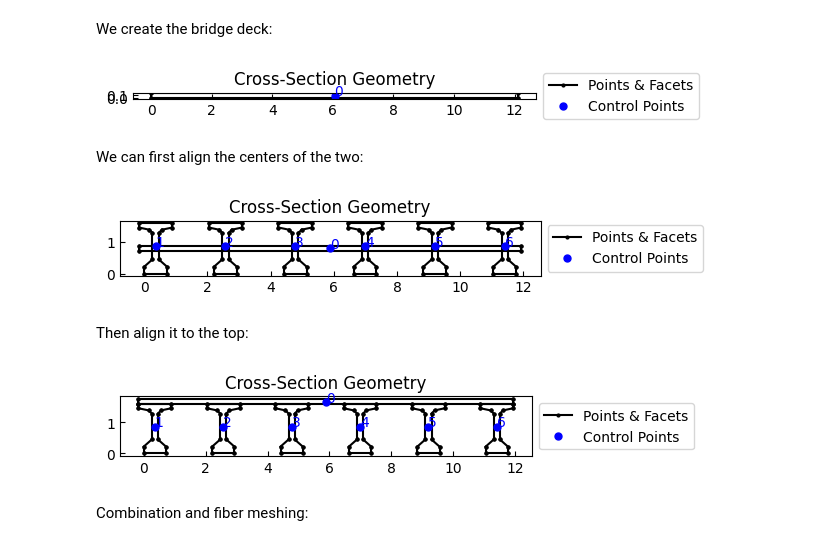
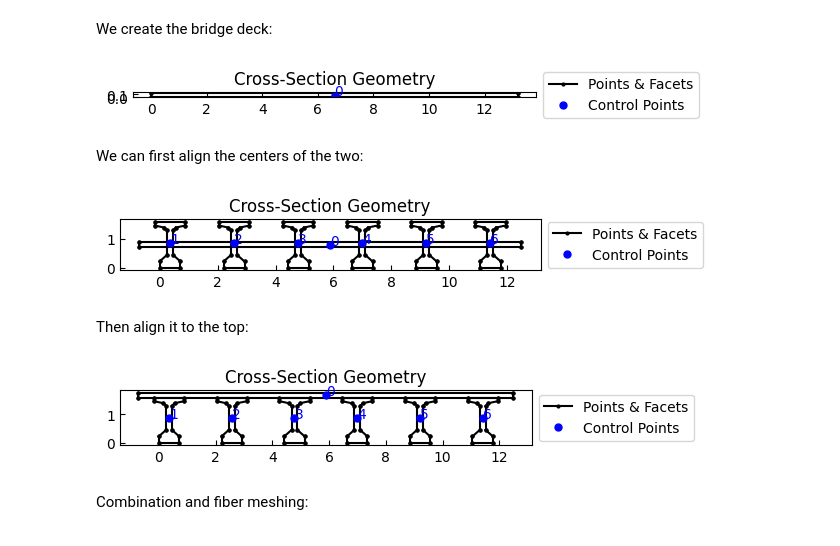
Before and after one commit to yexiang1992/opstool, a Jupyter notebook: docs/examples/section.mesh/bridge_deck.ipynb, the cells around one changed output. Drawn from its saved outputs; the diff is of its cells as text; code cells hidden in the pictures.

```diff
--- a/docs/examples/section.mesh/bridge_deck.ipynb
+++ b/docs/examples/section.mesh/bridge_deck.ipynb
@@ -54,13 +54,13 @@ plt.show()
 # %% [markdown]
 We create the bridge deck:
 # %%
-points = [(0, 0), (12.11, 0), (12.11, 0.165), (0, 0.165)]
+points = [(0, 0), (13.2, 0), (13.2, 0.165), (0, 0.165)]
 deck = opst.pre.section.create_polygon_patch(outline=points)
 
 deck.plot_geometry()
 plt.show()
 # %% [output]
-[figure, old version]
+[figure, new version]
 # %% [markdown]
 We can first align the centers of the two:
 # %%
@@ -68,7 +68,7 @@ deck = deck.align_center(align_to=girder)
 (deck + girder).plot_geometry()
 plt.show()
 # %% [output]
-[figure, old version]
+[figure, new version]
 # %% [markdown]
 Then align it to the top:
 # %%
@@ -76,7 +76,7 @@ deck = deck.align_to(girder, on="top")
 (deck + girder).plot_geometry()
 plt.show()
 # %% [output]
-[figure, old version]
+[figure, new version]
 # %% [markdown]
 Combination and fiber meshing:
 # %%
```
Also changed, not shown: parts of 2 cells of this notebook, 2 other files.
